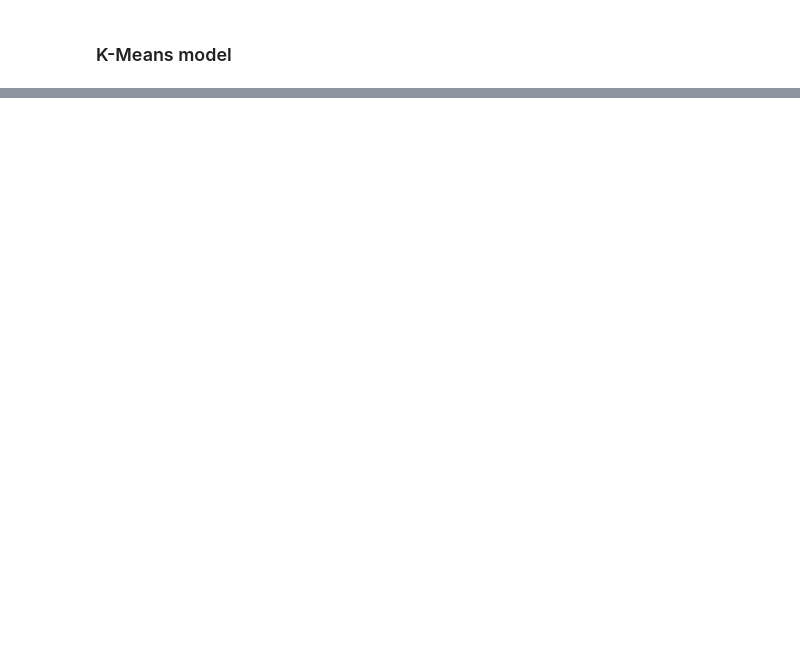
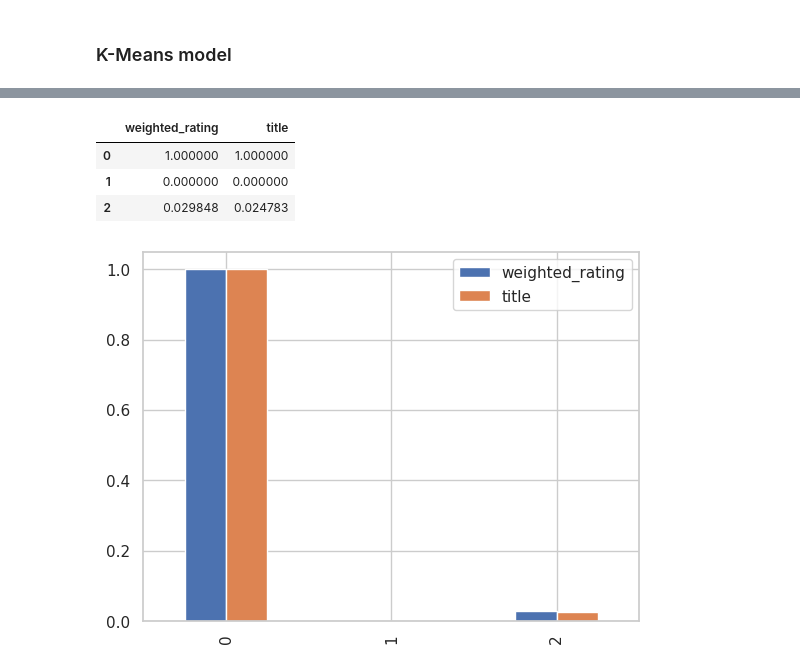
Before and after one commit to abrahamfullstack/Machine_Learning, a Jupyter notebook: CLUSTERS_Amazon_Data_Science_Books_Dataset.ipynb, the cells around one changed output, grey strips where cells are left out. Cells and saved outputs as stored; diff of their text form; code cells hidden in the pictures; blank space fills up the shorter version.

```diff
--- a/CLUSTERS_Amazon_Data_Science_Books_Dataset.ipynb
+++ b/CLUSTERS_Amazon_Data_Science_Books_Dataset.ipynb
@@ -460,0 +340,4 @@ sns.countplot(df['Cluster'])
+# %%
+# weighted_rating by cluster and cluster count
+weighted_rating_cluster = df.groupby('Cluster').agg({'weighted_rating':sum, 'title': np.size})
+weighted_rating_cluster
@@ -460,0 +350,16 @@ sns.countplot(df['Cluster'])
+# %%
+# Rescale the columns to compare
+scaler = MinMaxScaler()
+weighted_rating_cluster_scaled = pd.DataFrame(scaler.fit_transform(weighted_rating_cluster), columns=weighted_rating_cluster.columns)
+weighted_rating_cluster_scaled
+# %% [output]
+|  | weighted_rating | title |
+| 0 | 1.000000 | 1.000000 |
+| 1 | 0.000000 | 0.000000 |
+| 2 | 0.029848 | 0.024783 |
+# %%
+# Plot Scaled df
+weighted_rating_cluster_scaled.plot(kind='bar')
+plt.show()
+# %% [output]
+[figure, added]
```
Also changed, not shown: parts of 25 cells of this notebook.
